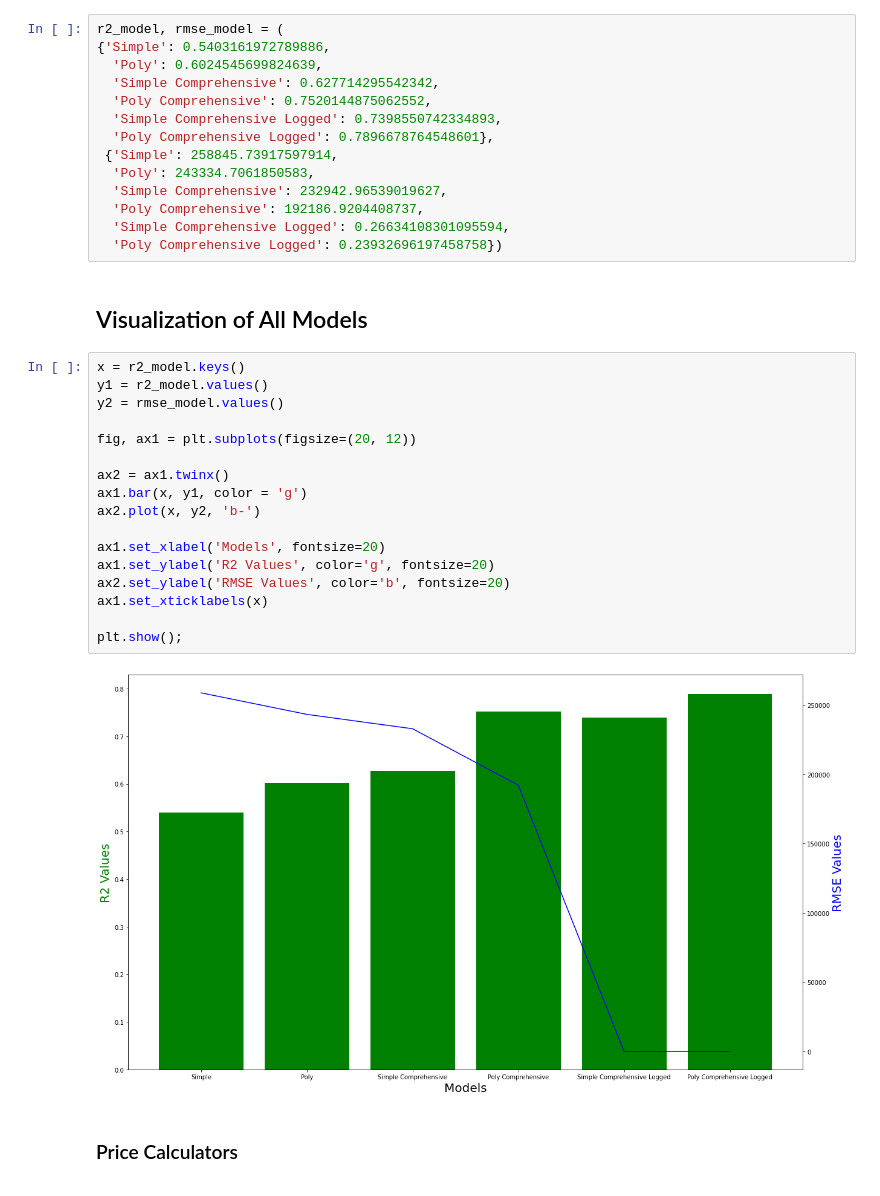
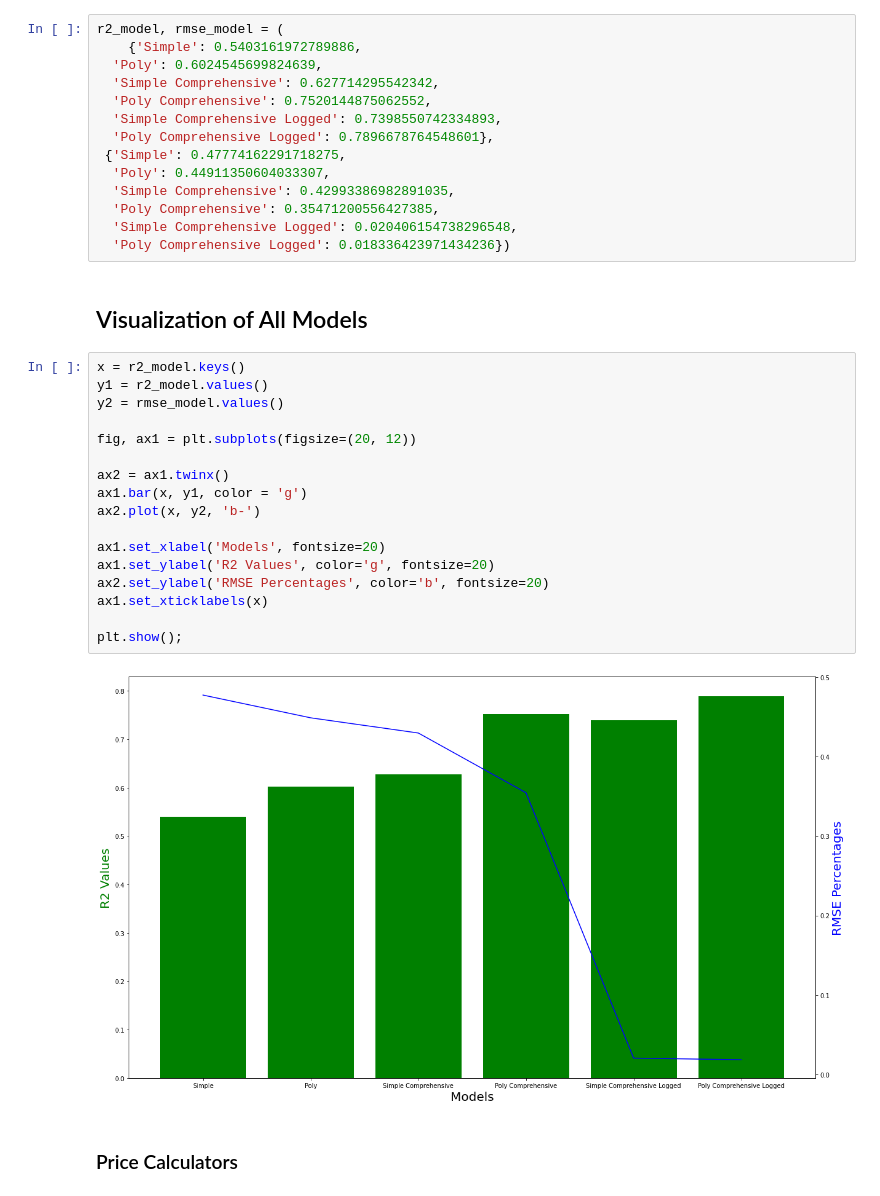
Before and after one commit to epradojr/King-County-House-Sales, a Jupyter notebook: King_House_Sales.ipynb, the cells around one changed output. Cells and saved outputs as stored; diff of their text form.

```diff
--- a/King_House_Sales.ipynb
+++ b/King_House_Sales.ipynb
@@ -541,38 +592,38 @@ r2_dict, rmse_dict
 # %%
 r2_model, rmse_model = (
-{'Simple': 0.5403161972789886,
+    {'Simple': 0.5403161972789886,
   'Poly': 0.6024545699824639,
   'Simple Comprehensive': 0.627714295542342,
   'Poly Comprehensive': 0.7520144875062552,
   'Simple Comprehensive Logged': 0.7398550742334893,
   'Poly Comprehensive Logged': 0.7896678764548601},
- {'Simple': 258845.73917597914,
-  'Poly': 243334.7061850583,
-  'Simple Comprehensive': 232942.96539019627,
-  'Poly Comprehensive': 192186.9204408737,
-  'Simple Comprehensive Logged': 0.26634108301095594,
-  'Poly Comprehensive Logged': 0.23932696197458758})
+ {'Simple': 0.47774162291718275,
+  'Poly': 0.44911350604033307,
+  'Simple Comprehensive': 0.42993386982891035,
+  'Poly Comprehensive': 0.35471200556427385,
+  'Simple Comprehensive Logged': 0.020406154738296548,
+  'Poly Comprehensive Logged': 0.018336423971434236})
 # %% [markdown]
 ## Visualization of All Models
 # %%
 x = r2_model.keys()
 y1 = r2_model.values()
 y2 = rmse_model.values()
 
 fig, ax1 = plt.subplots(figsize=(20, 12))
 
 ax2 = ax1.twinx()
 ax1.bar(x, y1, color = 'g')
 ax2.plot(x, y2, 'b-')
 
 ax1.set_xlabel('Models', fontsize=20)
 ax1.set_ylabel('R2 Values', color='g', fontsize=20)
-ax2.set_ylabel('RMSE Values', color='b', fontsize=20)
+ax2.set_ylabel('RMSE Percentages', color='b', fontsize=20)
 ax1.set_xticklabels(x)
 
 plt.show();
 # %% [output]
-[figure, old version]
+[figure, new version]
 # %% [markdown]
 ### Price Calculators
 # %%
```
Also changed, not shown: parts of 17 cells of this notebook.
